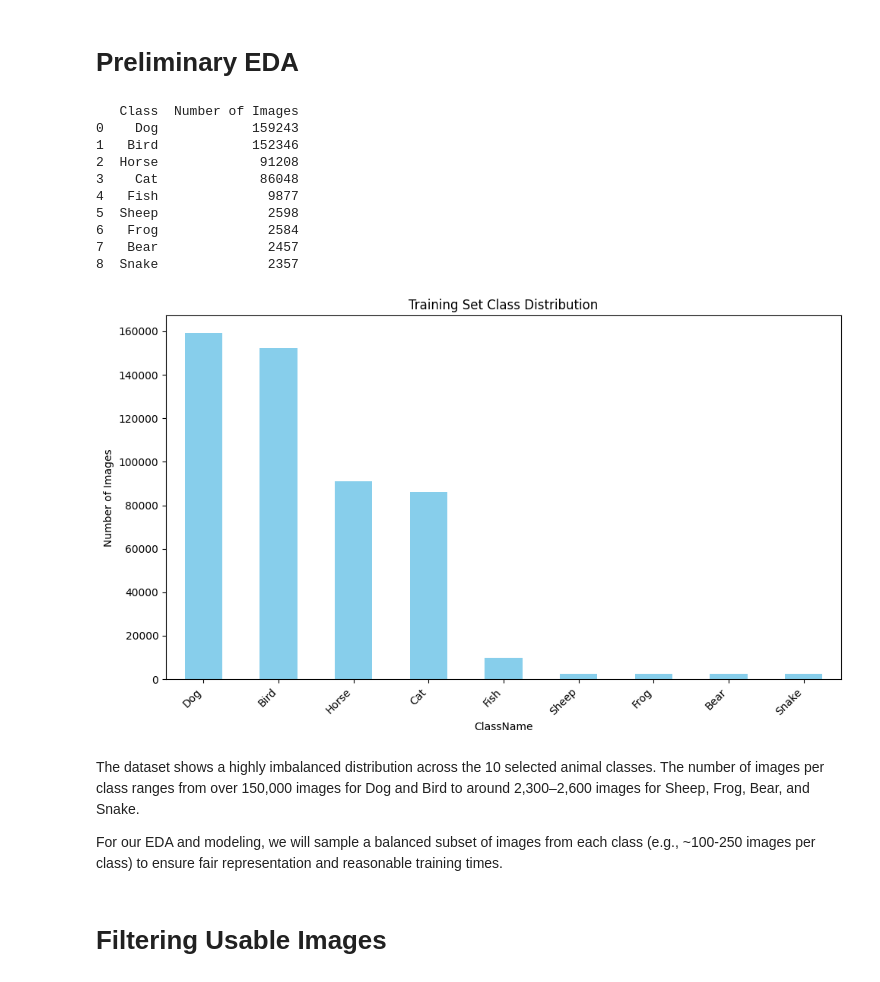
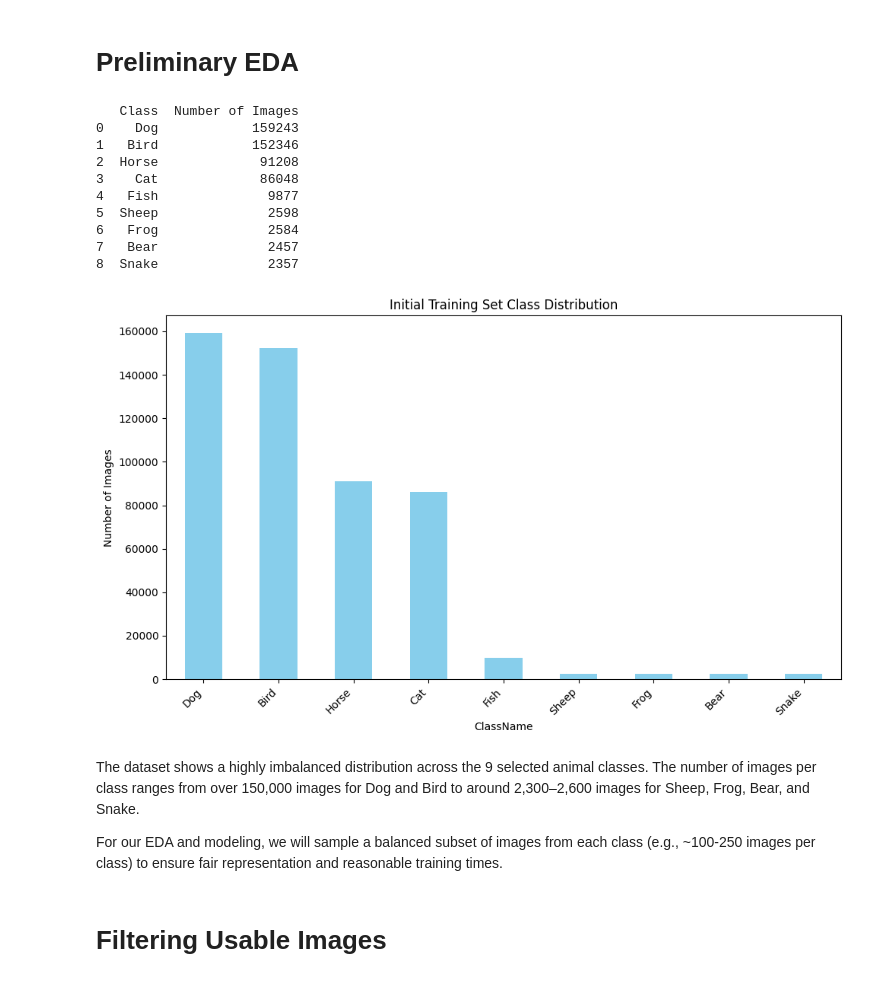
Before and after one commit to smpooleChicago/Data37000_AnnaVibhaSophie_Final, a Jupyter notebook: src/EDA.ipynb, the cells around one changed output. Drawn from its saved outputs; the diff is of its cells as text; code cells hidden in the pictures.

```diff
--- a/src/EDA.ipynb
+++ b/src/EDA.ipynb
@@ -46,30 +46,30 @@ In these steps, we loaded the filtered train images and annotation files for our
 # %%
 class_counts = train_labels_merged.groupby("ClassName")["ImageID"].nunique().sort_values(ascending=False)
 class_dist_table = class_counts.reset_index()
 class_dist_table.columns = ["Class", "Number of Images"]
 print(class_dist_table)
 
 plt.figure(figsize=(10,6))
 class_counts.plot(kind="bar", color="skyblue")
-plt.title("Training Set Class Distribution")
+plt.title("Initial Training Set Class Distribution")
 plt.ylabel("Number of Images")
 plt.xticks(rotation=45, ha="right")
 plt.tight_layout()
 plt.show()
 # %% [output]
    Class  Number of Images
 0    Dog            159243
 1   Bird            152346
 2  Horse             91208
 3    Cat             86048
 4   Fish              9877
 5  Sheep              2598
 6   Frog              2584
 7   Bear              2457
 8  Snake              2357
-[figure, old version]
+[figure, new version]
 # %% [markdown]
- The dataset shows a highly imbalanced distribution across the 10 selected animal classes.
+ The dataset shows a highly imbalanced distribution across the 9 selected animal classes.
  The number of images per class ranges from over 150,000 images for Dog and Bird to
  around 2,300–2,600 images for Sheep, Frog, Bear, and Snake.
 
```
Also changed, not shown: parts of 1 cell of this notebook.
